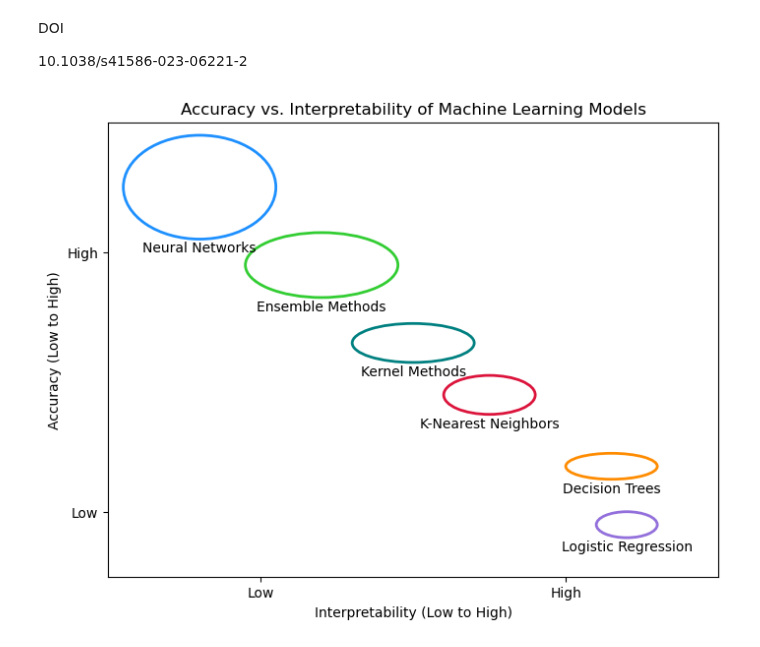
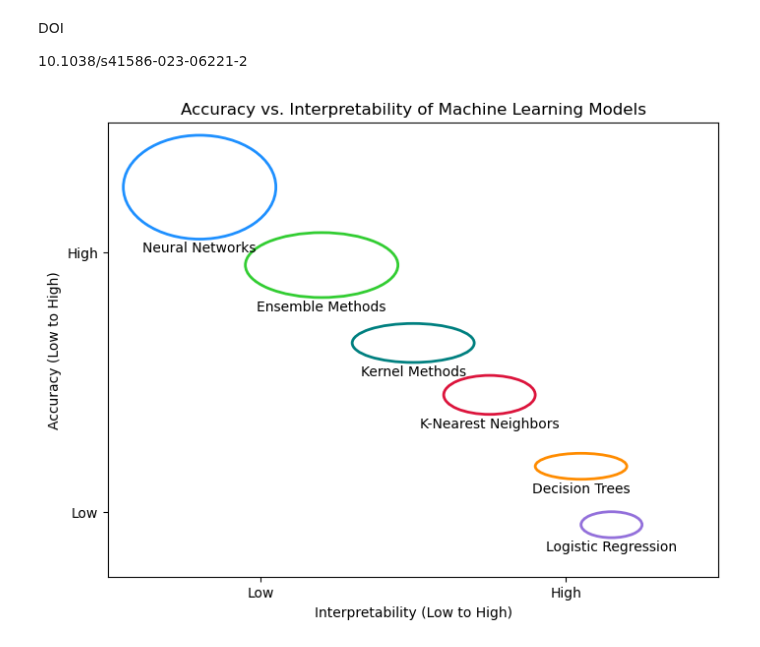
Before and after one commit to Takosaga/master_thesis, a Jupyter notebook: notebooks/0_misc_diagrams.ipynb, the cells around one changed output. Saved outputs shown, nothing was run; the diff lists cells and outputs as text; code cells hidden in the pictures.

Commit message:
feat: adjusted graph

```diff
--- a/notebooks/0_misc_diagrams.ipynb
+++ b/notebooks/0_misc_diagrams.ipynb
@@ -30,33 +30,33 @@ def add_ellipse(center_x, center_y, width, height, angle, color, label):
 
 ax = plt.gca() # Get current axes
 
 # Approximate ellipses for model groups with projection-friendly colors
 add_ellipse(0.3, 3.0, 0.5, 0.8, 0, 'dodgerblue', 'Neural Networks')
 add_ellipse(0.7, 2.4, 0.5, 0.5, 0, 'limegreen', 'Ensemble Methods')
 add_ellipse(1.0, 1.8, 0.4, 0.3, 0, 'teal', 'Kernel Methods')
 add_ellipse(1.25, 1.4, 0.3, 0.3, 0, 'crimson', 'K-Nearest Neighbors')
-add_ellipse(1.65, 0.85, 0.3, 0.2, 0, 'darkorange', 'Decision Trees')
-add_ellipse(1.7, 0.4, 0.2, 0.2, 0, 'mediumpurple', 'Logistic Regression')
+add_ellipse(1.55, 0.85, 0.3, 0.2, 0, 'darkorange', 'Decision Trees')
+add_ellipse(1.65, 0.4, 0.2, 0.2, 0, 'mediumpurple', 'Logistic Regression')
 
 # Remove grid
 plt.grid(False)
 
 # Remove default tick marks
 ax.set_xticks([])
 ax.set_yticks([])
 
 # Set custom tick positions
 ax.set_xticks([0.5, 1.5])
 ax.set_yticks([0.5, 2.5])
 
 # Set custom tick labels
 ax.set_xticklabels(['Low', 'High'])
 ax.set_yticklabels(['Low', 'High'])
 
 # Set the limits *after* adding the ellipses
 plt.xlim(0, 2)
 plt.ylim(0, 3.5)
 
 plt.show()
 # %% [output]
-[figure, old version]
+[figure, new version]
```
